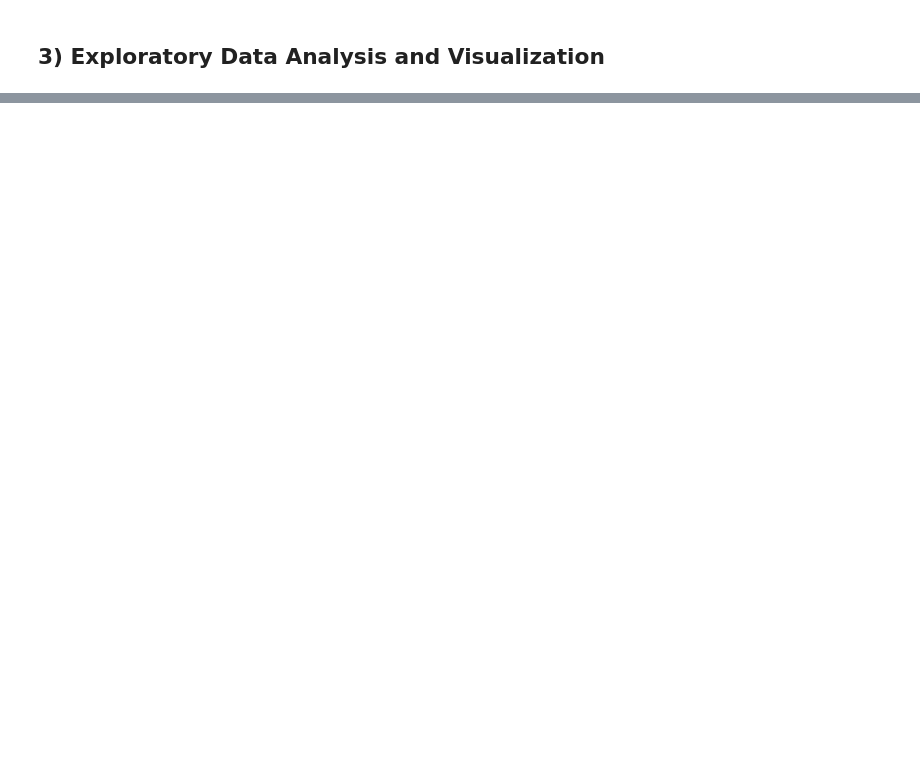
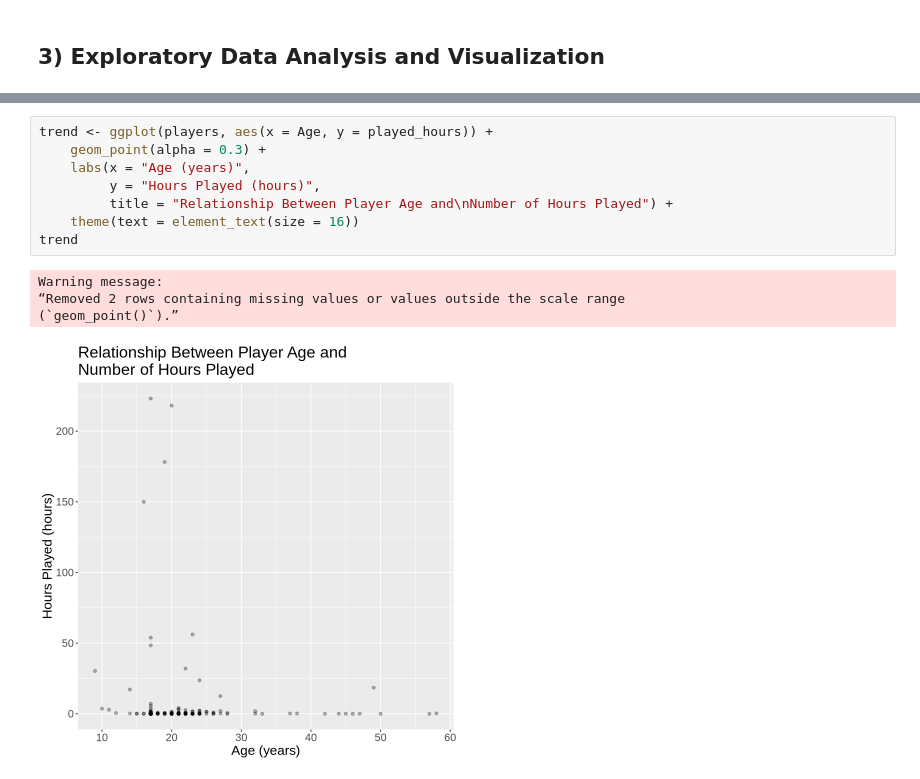
Before and after one commit to audreyw28/DSCI-100-Project, a Jupyter notebook: individual_project_planning.ipynb, the cells around one changed output, grey strips where cells are left out. Saved outputs shown, nothing was run; the diff lists cells and outputs as text; blank space fills up the shorter version.

Commit message:
Commit #3
Exploratory Data Analysis and Visualization is finished.

```diff
--- a/individual_project_planning.ipynb
+++ b/individual_project_planning.ipynb
@@ -162,0 +194,13 @@ The players dataset will make this regression problem possible by providing the
+# %%
+trend <- ggplot(players, aes(x = Age, y = played_hours)) +
+    geom_point(alpha = 0.3) +
+    labs(x = "Age (years)",
+         y = "Hours Played (hours)",
+         title = "Relationship Between Player Age and\nNumber of Hours Played") +
+    theme(text = element_text(size = 16))
+trend
+# %% [output]
+Warning message:
+“Removed 2 rows containing missing values or values outside the scale range
+(`geom_point()`).”
+[figure, added]
```
Also changed, not shown: parts of 19 cells of this notebook.
